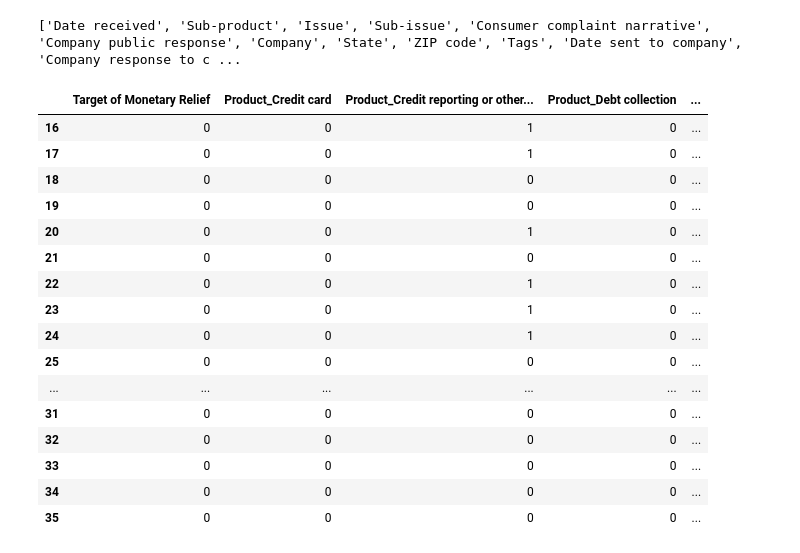
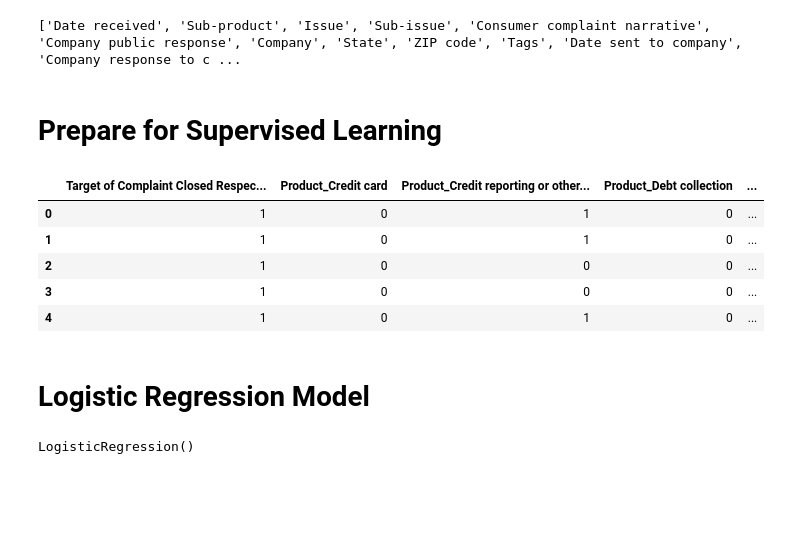
Before and after one commit to Papazian/MADS_Capstone, a Jupyter notebook: Modeling/Toy_Model.ipynb, the cells around one changed output. Drawn from its saved outputs; the diff is of its cells as text; code cells hidden in the pictures; blank space fills up the shorter version.

```diff
--- a/Modeling/Toy_Model.ipynb
+++ b/Modeling/Toy_Model.ipynb
@@ -21,9 +34,13 @@ import re
 
 # https://aletheia-public.s3.us-east-2.amazonaws.com/complaints_16Jun2026.csv
 
-s3 = boto3.client('s3')
-obj = s3.get_object(Bucket='aletheia-public', Key='complaints_16Jun2026.csv')
-df = pd.read_csv(obj['Body'])
+if False:
+    s3 = boto3.client('s3')
+    obj = s3.get_object(Bucket='aletheia-public', Key='complaints_16Jun2026.csv')
+    df = pd.read_csv(obj['Body'])
+
+if True:
+    df = pd.read_csv("complaints_in_just_2025.csv")
 # %%
 # The full dataset of complaints has 15,896,496 observations
 
@@ -195,7 +197,9 @@ In progress                            365
 Untimely response                    10097
 dtype: int64
 # %%
-# Collapse company response to consumer into a binary target of monetary relief or not
+# Collapse company response to consumer into a binary target:
+#   1 = complaint closed respectfully (with explanation or a monetary relief)
+#   0 = complaint closed with NO explanation
 
-df['Target of Monetary Relief'] = np.where(df['Company response to consumer'].isin(['Closed with monetary relief']), 1, 0)
+df['Target of Complaint Closed Respectfully'] = np.where(df['Company response to consumer'].isin(['Closed with monetary relief','Closed with explanation']), 1, 0)
 # %%
@@ -301,10 +305,12 @@ df['fraud_keyword'] = df['Consumer complaint narrative'].str.contains(fraud_patt
 # Convert NaN to 0
 
 df = df.fillna(0)
+# %% [markdown]
+# Prepare for Supervised Learning
 # %%
 # Subset just the relevant columns in the data frame
 
-relevant_columns = ['Target of Monetary Relief',
+relevant_columns = ['Target of Complaint Closed Respectfully',
                      'Product_Credit card',
                      'Product_Credit reporting or other personal consumer reports',
                      'Product_Debt collection',
@@ -327,22 +333,13 @@ relevant_columns = ['Target of Monetary Relief',
 
 subset_df = df[relevant_columns]
 # %%
-subset_df.head(20)
+# Look at the data subset
+
+subset_df.head()
 # %% [output]
-|  | Target of Monetary Relief | Product_Credit card | Product_Credit reporting or other... | Product_Debt collection | ... |
-| 16 | 0 | 0 | 1 | 0 | ... |
-| 17 | 0 | 0 | 1 | 0 | ... |
-| 18 | 0 | 0 | 0 | 0 | ... |
-| 19 | 0 | 0 | 0 | 0 | ... |
-| 20 | 0 | 0 | 1 | 0 | ... |
-| 21 | 0 | 0 | 0 | 0 | ... |
-| 22 | 0 | 0 | 1 | 0 | ... |
-| 23 | 0 | 0 | 1 | 0 | ... |
-| 24 | 0 | 0 | 1 | 0 | ... |
-| 25 | 0 | 0 | 0 | 0 | ... |
-| ... | ... | ... | ... | ... | ... |
-| 31 | 0 | 0 | 0 | 0 | ... |
-| 32 | 0 | 0 | 0 | 0 | ... |
-| 33 | 0 | 0 | 0 | 0 | ... |
-| 34 | 0 | 0 | 0 | 0 | ... |
-| 35 | 0 | 0 | 0 | 0 | ... |
+|  | Target of Complaint Closed Respec... | Product_Credit card | Product_Credit reporting or other... | Product_Debt collection | ... |
+| 0 | 1 | 0 | 1 | 0 | ... |
+| 1 | 1 | 0 | 1 | 0 | ... |
+| 2 | 1 | 0 | 0 | 0 | ... |
+| 3 | 1 | 0 | 0 | 0 | ... |
+| 4 | 1 | 0 | 1 | 0 | ... |
@@ -348,0 +355,2 @@ subset_df.head(20)
+# %% [markdown]
+# Logistic Regression Model
@@ -348,0 +363,7 @@ subset_df.head(20)
+# %%
+# Initialize and fit the Logistic Regression model
+
+logistic_reg_model = LogisticRegression(solver='lbfgs', max_iter=100)
+logistic_reg_model.fit(X_train_scaled, y_train)
+# %% [output]
+LogisticRegression()
```
Also changed, not shown: parts of 19 cells of this notebook.
